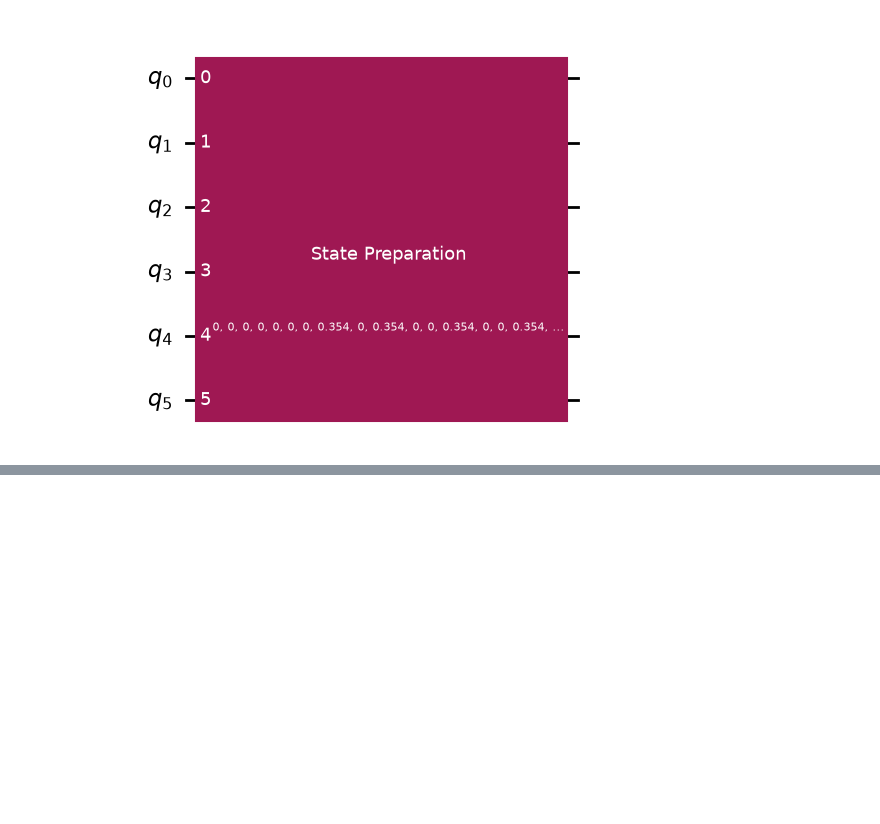
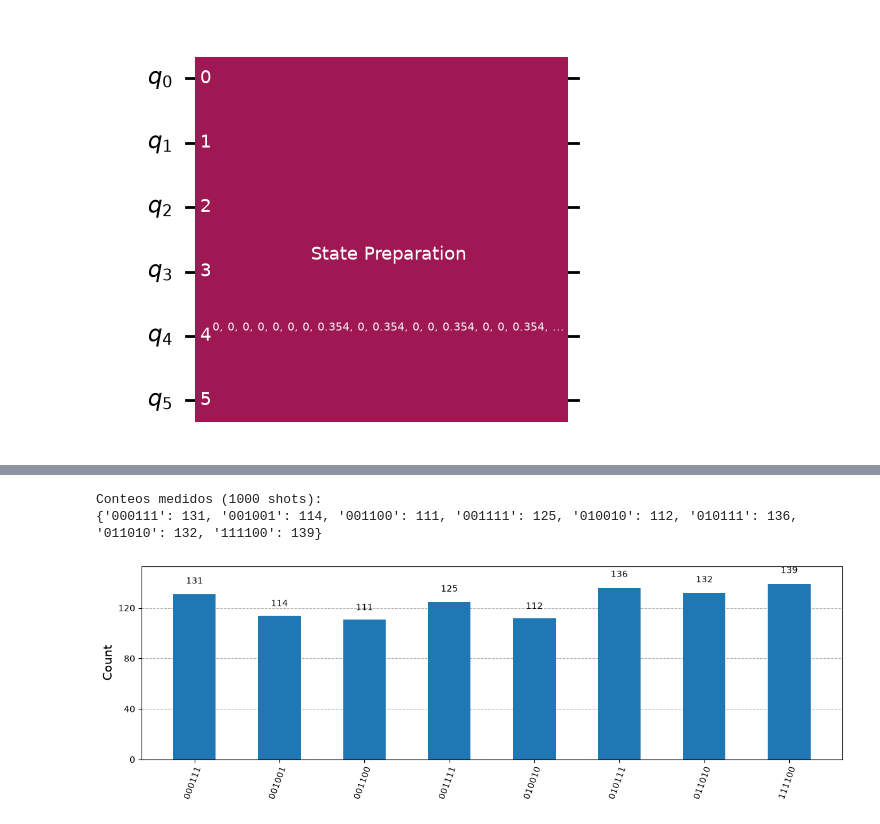
Before and after one commit to xillegas/mscqthesis, a Jupyter notebook: code/Chen.ipynb, the cells around one changed output, grey strips where cells are left out. Drawn from its saved outputs; the diff is of its cells as text; code cells hidden in the pictures; blank space fills up the shorter version.

```diff
--- a/code/Chen.ipynb
+++ b/code/Chen.ipynb
@@ -287,0 +379,20 @@ Conteos medidos (1000 shots):
+# %%
+from qiskit.visualization import plot_histogram
+
+# Medición del estado preparado con 1000 shots
+qc_medicion = qc_preparacion_y_oraculo.copy()
+qc_medicion.measure_all()
+
+simulador = qiskit_aer.AerSimulator()
+qc_compilado = qiskit.transpile(qc_medicion, simulador)
+resultado = simulador.run(qc_compilado, shots=1000).result()
+conteos = resultado.get_counts()
+
+print("Conteos medidos (1000 shots):")
+print(dict(sorted(conteos.items())))
+
+plot_histogram(conteos, figsize=(12, 4))
+# %% [output]
+Conteos medidos (1000 shots):
+{'000111': 131, '001001': 114, '001100': 111, '001111': 125, '010010': 112, '010111': 136, '011010': 132, '111100': 139}
+[figure, added]
```
Also changed, not shown: parts of 7 cells of this notebook.
